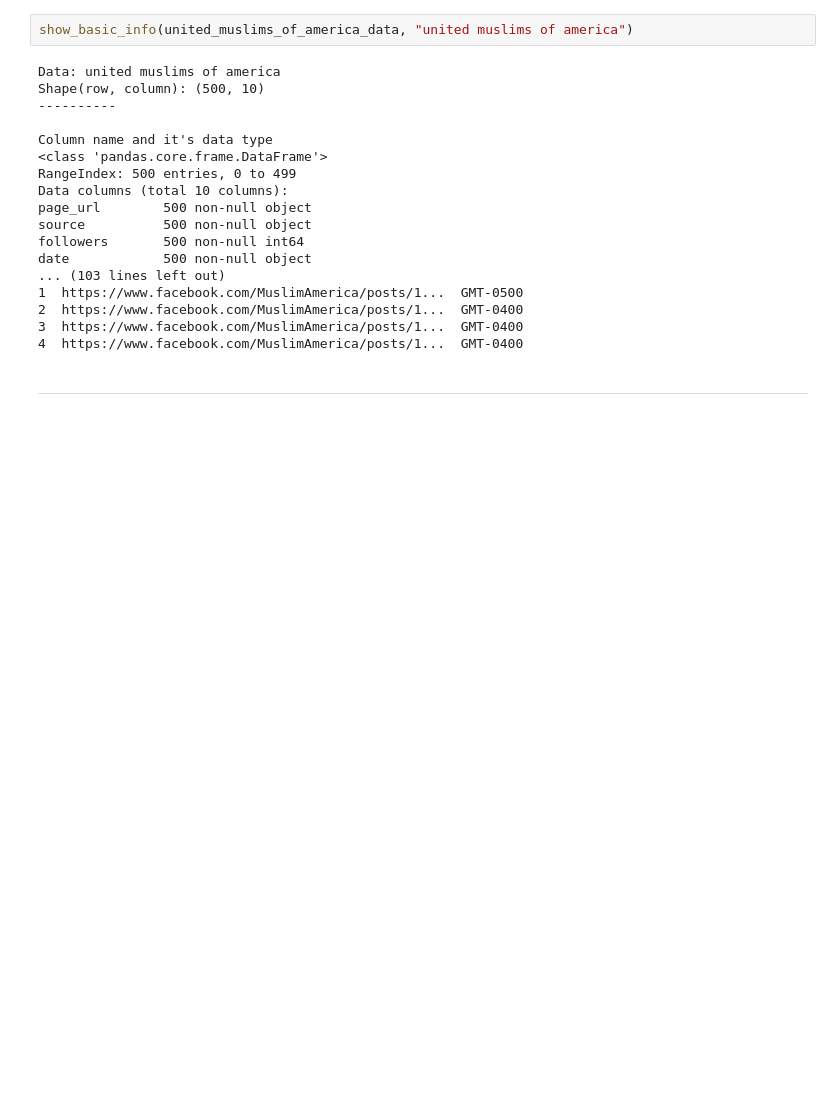
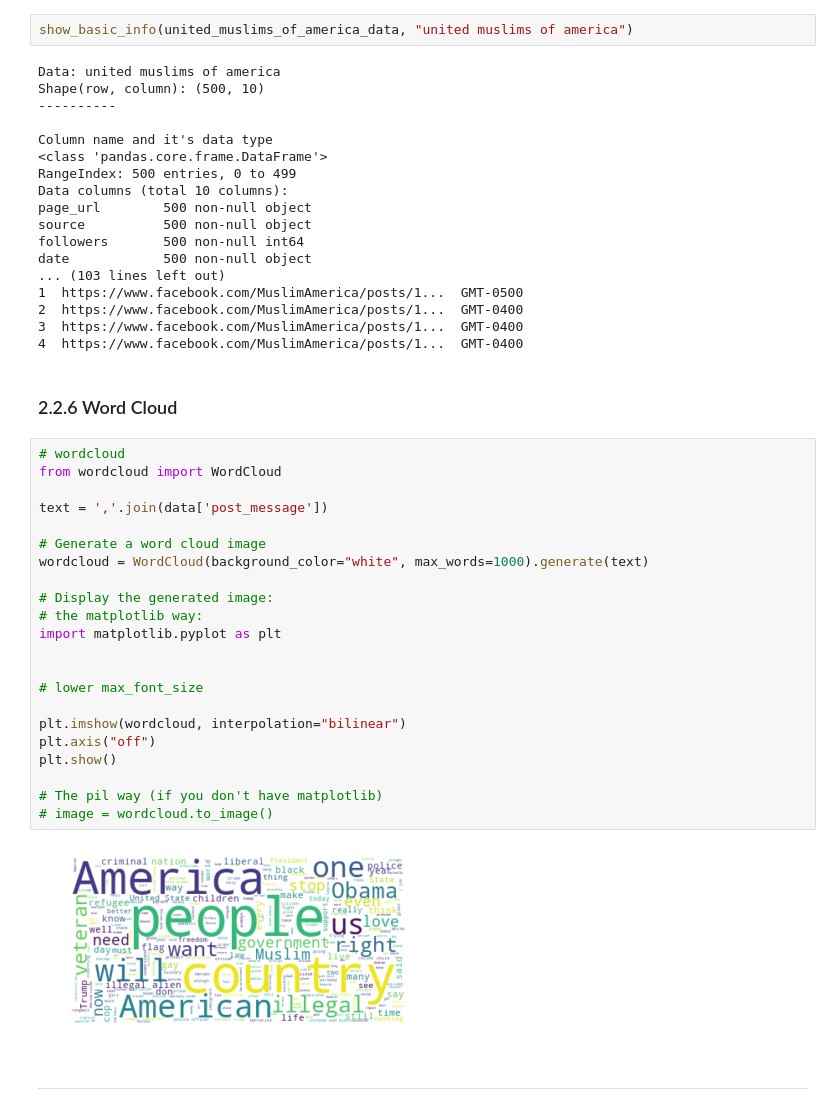
Before and after one commit to reiven-c-t/CSCI4710, a Jupyter notebook: Project/Draft/DraftExploratoryDataAnalysis.ipynb, the cells around one changed output. Drawn from its saved outputs; the diff is of its cells as text; blank space fills up the shorter version.

```diff
--- a/Project/Draft/DraftExploratoryDataAnalysis.ipynb
+++ b/Project/Draft/DraftExploratoryDataAnalysis.ipynb
@@ -197,5 +210,31 @@ date            500 non-null object
 2  https://www.facebook.com/MuslimAmerica/posts/1...  GMT-0400
 3  https://www.facebook.com/MuslimAmerica/posts/1...  GMT-0400
 4  https://www.facebook.com/MuslimAmerica/posts/1...  GMT-0400
+# %% [markdown]
+### 2.2.6 Word Cloud
+# %%
+# wordcloud
+from wordcloud import WordCloud
+
+text = ','.join(data['post_message'])
+
+# Generate a word cloud image
+wordcloud = WordCloud(background_color="white", max_words=1000).generate(text)
+
+# Display the generated image:
+# the matplotlib way:
+import matplotlib.pyplot as plt
+
+
+# lower max_font_size
+
+plt.imshow(wordcloud, interpolation="bilinear")
+plt.axis("off")
+plt.show()
+
+# The pil way (if you don't have matplotlib)
+# image = wordcloud.to_image()
+# %% [output]
+[figure, added]
 # %% [markdown]
 ----
```
Also changed, not shown: parts of 11 cells of this notebook.
